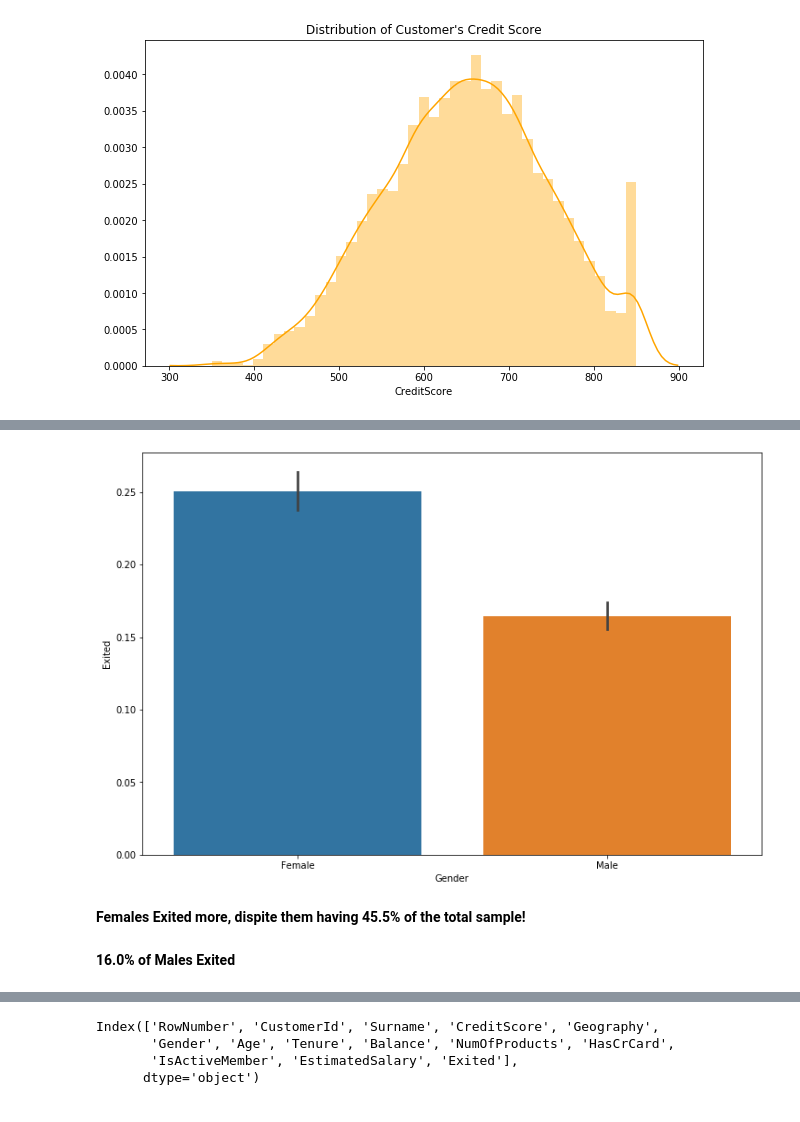
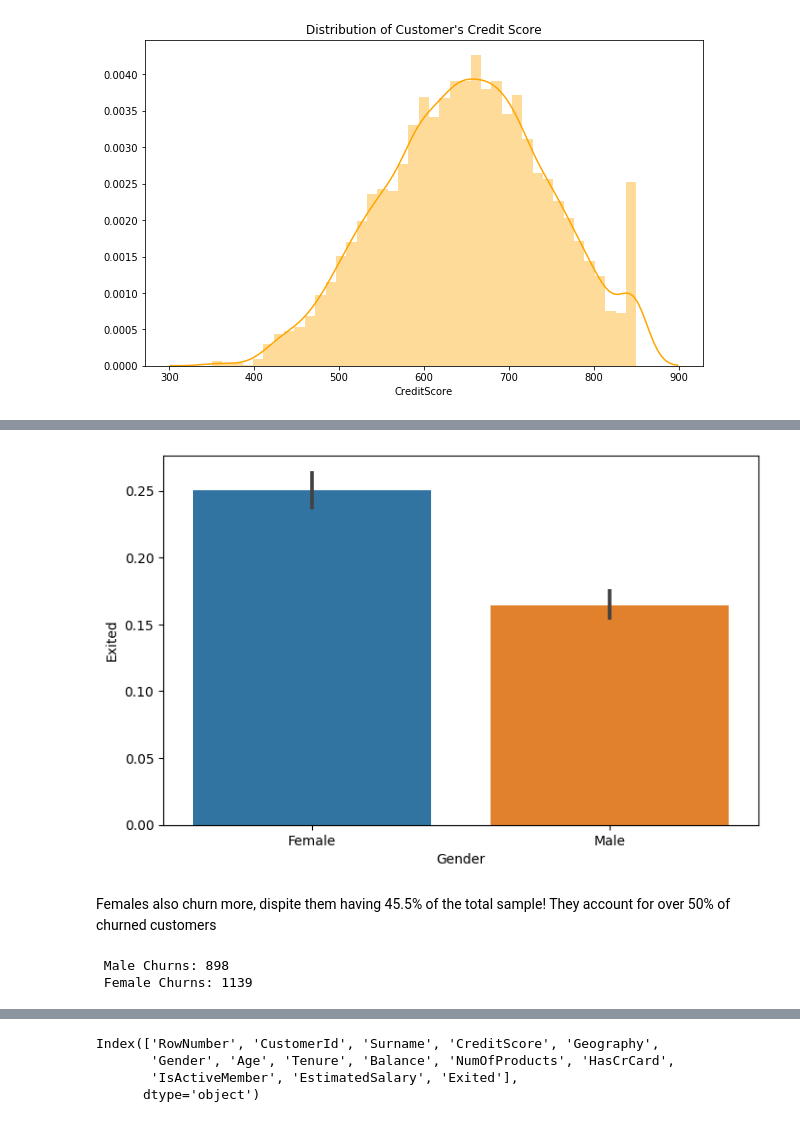
Before and after one commit to kuropeter/Bank-Customer-Churn-Analysis-with-python, a Jupyter notebook: EDA.ipynb, the cells around one changed output, grey strips where cells are left out. Cells and saved outputs as stored; diff of their text form; code cells hidden in the pictures.

```diff
--- a/EDA.ipynb
+++ b/EDA.ipynb
@@ -23,3 +37,3 @@ df.head()
 # %%
 # Removing Columns we wont need
-df.drop(columns=['RowNumber', 'CustomerId', 'Surname'], axis=1,inplace=True)
+# df.drop(columns=['RowNumber', 'CustomerId', 'Surname'], axis=1,inplace=True)
@@ -204,7 +215,7 @@ sns.barplot(data=df, x='Geography', y='Exited',);
 # %%
-plt.figure(figsize=(12,8))
+plt.figure(figsize=(8,5))
 sns.barplot(data=df, x='Gender', y='Exited');
 # %% [output]
-[figure, old version]
+[figure, new version]
 # %% [markdown]
-**Females Exited more, dispite them having 45.5% of the total sample!**
+Females also churn more, dispite them having 45.5% of the total sample! They account for over 50% of churned customers
@@ -213,8 +222,6 @@ sns.barplot(data=df, x='Gender', y='Exited');
 # %%
-# Percentage of males who churn
-has=df.loc[df['Gender']=='Male'].loc[df['Exited']==1].count()[0]
-nt=df.loc[df['Gender']=='Male'].count()[0]
-percent = (has/nt)*100
-# print(f'{percent.round(0)}% of Males Churn')
+# print(f' Male Churns: {df.loc[df["Gender"]=="Male"].loc[df["Exited"]==1].count()[0]}')
+# print(f' Female Churns: {df.loc[df["Gender"]=="Female"].loc[df["Exited"]==1].count()[0]}')
+# %% [output]
+ Male Churns: 898
+ Female Churns: 1139
-# %% [markdown]
-**16.0% of Males Exited**
```
Also changed, not shown: parts of 53 cells of this notebook.
